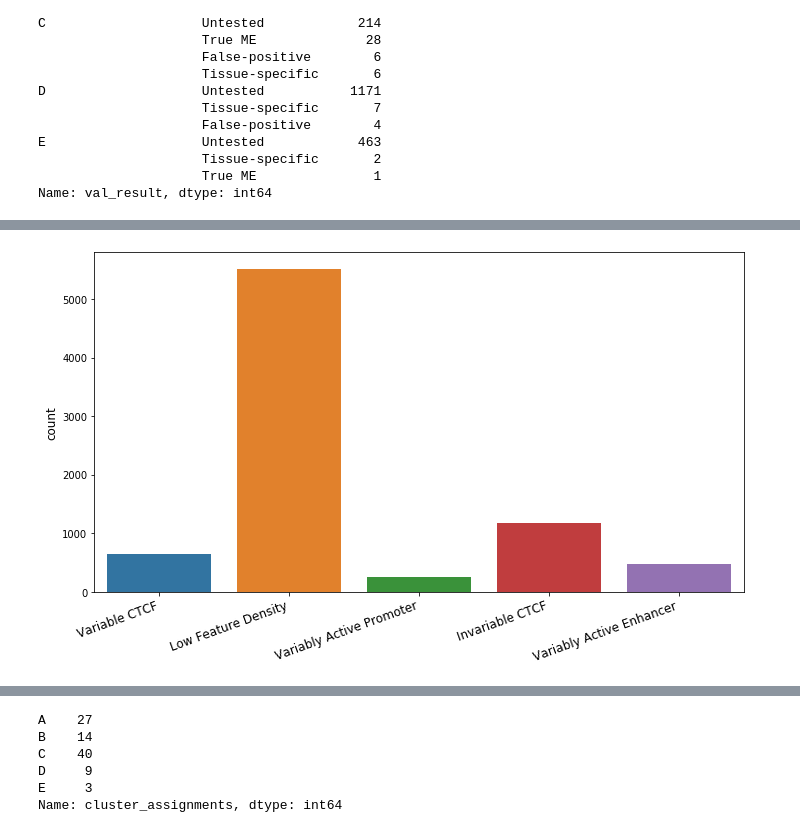
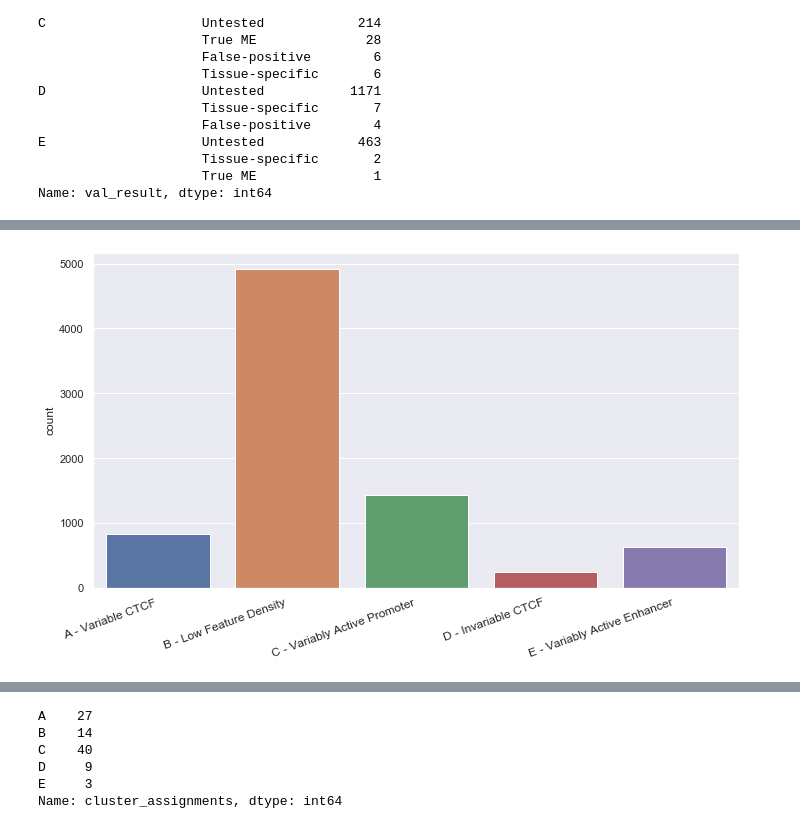
Before and after one commit to ooakley/VMIAP, a Jupyter notebook: nb_clustering_plots.ipynb, the cells around one changed output, grey strips where cells are left out. Drawn from its saved outputs; the diff is of its cells as text; code cells hidden in the pictures.

```diff
--- a/nb_clustering_plots.ipynb
+++ b/nb_clustering_plots.ipynb
@@ -75,10 +106,11 @@ support = selector.get_support(indices=True)
 
 # Extracting high variance features:
 kbest_total = total_df.iloc[:, 8:][total_df.iloc[:, 8:].columns[support]]
-print(kbest_total.shape)
 kbest_val = val_df.iloc[:, 8:][val_df.iloc[:, 8:].columns[support]]
+kbest_rand = rand_df.iloc[:, 6:][rand_df.iloc[:, 6:].columns[support]]
 
 # Normalising variances & counts:
 transformer = MaxAbsScaler().fit(kbest_total)
 kbest_total_abs = transformer.transform(kbest_total)
 kbest_val_abs = transformer.transform(kbest_val)
+kbest_rand_abs = transformer.transform(kbest_rand)
@@ -148,0 +197,10 @@ Name: cluster_assignments, dtype: int64
+# %%
+for i in range(5):
+    sorted_total_df.loc[:, "cluster_assignments"] = \
+        sorted_total_df.loc[:, "cluster_assignments"].replace(i, hue_order[i])
+total_cluster_counts = sorted_total_df["cluster_assignments"].value_counts().sort_index()
+# %%
+for i in range(5):
+    sorted_rand_df.loc[:, "cluster_assignments"] = \
+        sorted_rand_df.loc[:, "cluster_assignments"].replace(i, hue_order[i])
+rand_cluster_counts = sorted_rand_df["cluster_assignments"].value_counts().sort_index()
@@ -169,3 +252,21 @@ E                    Untested            463
                      Tissue-specific       2
                      True ME               1
 Name: val_result, dtype: int64
+# %%
+# Setting plot options:
+matplotlib.rcParams['figure.figsize'] = [10, 6]
+sns.set()
+
+# Plotting figures:
+ax = sns.countplot(x="cluster_assignments", data=sorted_total_df, order=hue_order)
+ax.set(xticklabels=["A - Variable CTCF", "B - Low Feature Density",
+                    "C - Variably Active Promoter", "D - Invariable CTCF",
+                    "E - Variably Active Enhancer"])
+ax.set_xticklabels(ax.get_xticklabels(), rotation=20, fontsize=12, horizontalalignment='right')
+ax.set_xlabel("", fontsize=12)
+ax.set_ylabel(ax.get_ylabel(), fontsize=12)
+plt.tight_layout()
+
+# Saving figure:
+plt.savefig("plots/kcluster_countplot.png", dpi=200)
+plt.savefig("plots/kcluster_countplot.pdf")
@@ -172,15 +275,15 @@ Name: val_result, dtype: int64
 # %%
 matplotlib.rcParams['figure.figsize'] = [10, 6]
-ax = sns.countplot(x="cluster_assignments", data=sorted_total_df, order=hue_order)
-ax.set(xticklabels=["Variable CTCF", "Low Feature Density",
-                    "Variably Active Promoter", "Invariable CTCF",
-                    "Variably Active Enhancer"])
+ax = sns.countplot(x="cluster_assignments", data=sorted_rand_df, order=hue_order)
+ax.set(xticklabels=["A - Variable CTCF", "B - Low Feature Density",
+                    "C - Variably Active Promoter", "D - Invariable CTCF",
+                    "E - Variably Active Enhancer"])
 ax.set_xticklabels(ax.get_xticklabels(), rotation=20, fontsize=12, horizontalalignment='right')
 ax.set_xlabel("", fontsize=12)
 ax.set_ylabel(ax.get_ylabel(), fontsize=12)
 plt.tight_layout()
 
-plt.savefig("plots/kcluster_countplot.png", dpi=200)
-plt.savefig("plots/kcluster_countplot.pdf")
+plt.savefig("plots/kcluster_rand_countplot.png", dpi=200)
+plt.savefig("plots/kcluster_rand_countplot.pdf")
 # %% [output]
-[figure, old version]
+[figure, new version]
```
Also changed, not shown: parts of 21 cells of this notebook, 35 other files.
